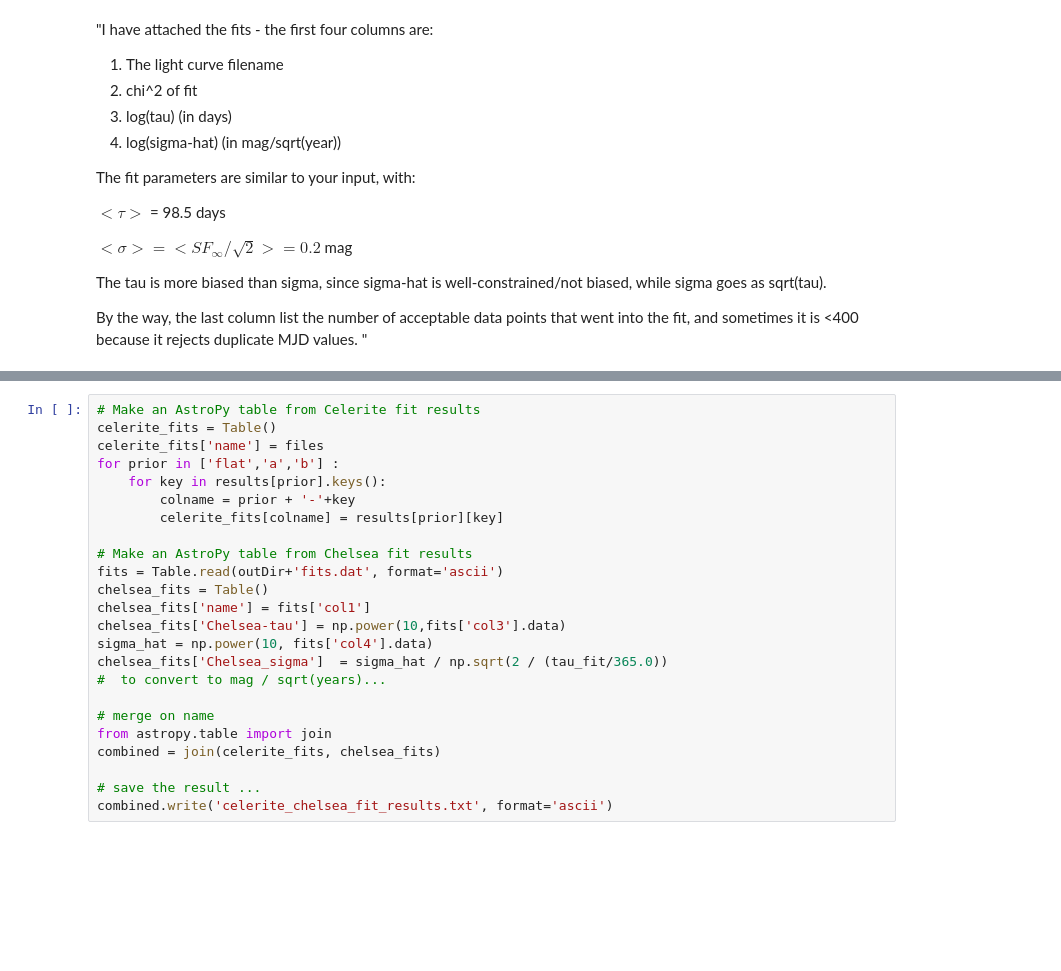
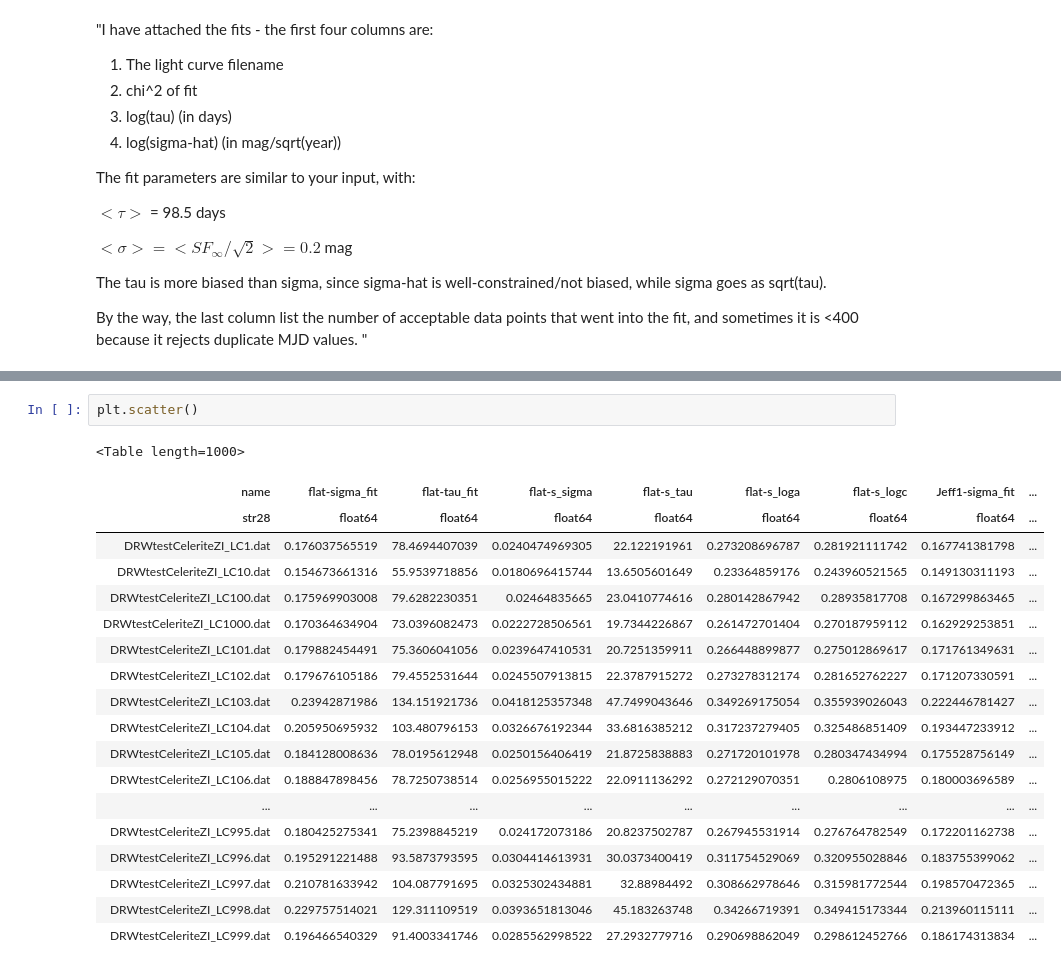
Before and after one commit to suberlak/DRW_Celerite, a Jupyter notebook: code/DRW_Chelsea_Celerite_test.ipynb, the cells around one changed output, grey strips where cells are left out. Cells and saved outputs as stored; diff of their text form; blank space fills up the shorter version.

```diff
--- a/code/DRW_Chelsea_Celerite_test.ipynb
+++ b/code/DRW_Chelsea_Celerite_test.ipynb
@@ -528,24 +635,22 @@ plt.savefig(outDir + 'sigma_tau_ratios_chelsea_celerite.png')
-# %%
-# Make an AstroPy table from Celerite fit results
-celerite_fits = Table()
-celerite_fits['name'] = files
-for prior in ['flat','a','b'] :
-    for key in results[prior].keys():
-        colname = prior + '-'+key
-        celerite_fits[colname] = results[prior][key]
-
-# Make an AstroPy table from Chelsea fit results
-fits = Table.read(outDir+'fits.dat', format='ascii')
-chelsea_fits = Table()
-chelsea_fits['name'] = fits['col1']
-chelsea_fits['Chelsea-tau'] = np.power(10,fits['col3'].data)
-sigma_hat = np.power(10, fits['col4'].data)
-chelsea_fits['Chelsea_sigma']  = sigma_hat / np.sqrt(2 / (tau_fit/365.0))
-#  to convert to mag / sqrt(years)...
-
-# merge on name
-from astropy.table import join
-combined = join(celerite_fits, chelsea_fits)
-
-# save the result ...
-combined.write('celerite_chelsea_fit_results.txt', format='ascii')
+# %%
+plt.scatter()
+# %% [output]
+<Table length=1000>
+| name | flat-sigma_fit | flat-tau_fit | flat-s_sigma | flat-s_tau | flat-s_loga | flat-s_logc | Jeff1-sigma_fit | ... |
+| str28 | float64 | float64 | float64 | float64 | float64 | float64 | float64 | ... |
+| DRWtestCeleriteZI_LC1.dat | 0.176037565519 | 78.4694407039 | 0.0240474969305 | 22.122191961 | 0.273208696787 | 0.281921111742 | 0.167741381798 | ... |
+| DRWtestCeleriteZI_LC10.dat | 0.154673661316 | 55.9539718856 | 0.0180696415744 | 13.6505601649 | 0.23364859176 | 0.243960521565 | 0.149130311193 | ... |
+| DRWtestCeleriteZI_LC100.dat | 0.175969903008 | 79.6282230351 | 0.02464835665 | 23.0410774616 | 0.280142867942 | 0.28935817708 | 0.167299863465 | ... |
+| DRWtestCeleriteZI_LC1000.dat | 0.170364634904 | 73.0396082473 | 0.0222728506561 | 19.7344226867 | 0.261472701404 | 0.270187959112 | 0.162929253851 | ... |
+| DRWtestCeleriteZI_LC101.dat | 0.179882454491 | 75.3606041056 | 0.0239647410531 | 20.7251359911 | 0.266448899877 | 0.275012869617 | 0.171761349631 | ... |
+| DRWtestCeleriteZI_LC102.dat | 0.179676105186 | 79.4552531644 | 0.0245507913815 | 22.3787915272 | 0.273278312174 | 0.281652762227 | 0.171207330591 | ... |
+| DRWtestCeleriteZI_LC103.dat | 0.23942871986 | 134.151921736 | 0.0418125357348 | 47.7499043646 | 0.349269175054 | 0.355939026043 | 0.222446781427 | ... |
+| DRWtestCeleriteZI_LC104.dat | 0.205950695932 | 103.480796153 | 0.0326676192344 | 33.6816385212 | 0.317237279405 | 0.325486851409 | 0.193447233912 | ... |
+| DRWtestCeleriteZI_LC105.dat | 0.184128008636 | 78.0195612948 | 0.0250156406419 | 21.8725838883 | 0.271720101978 | 0.280347434994 | 0.175528756149 | ... |
+| DRWtestCeleriteZI_LC106.dat | 0.188847898456 | 78.7250738514 | 0.0256955015222 | 22.0911136292 | 0.272129070351 | 0.2806108975 | 0.180003696589 | ... |
+| ... | ... | ... | ... | ... | ... | ... | ... | ... |
+| DRWtestCeleriteZI_LC995.dat | 0.180425275341 | 75.2398845219 | 0.024172073186 | 20.8237502787 | 0.267945531914 | 0.276764782549 | 0.172201162738 | ... |
+| DRWtestCeleriteZI_LC996.dat | 0.195291221488 | 93.5873793595 | 0.0304414613931 | 30.0373400419 | 0.311754529069 | 0.320955028846 | 0.183755399062 | ... |
+| DRWtestCeleriteZI_LC997.dat | 0.210781633942 | 104.087791695 | 0.0325302434881 | 32.88984492 | 0.308662978646 | 0.315981772544 | 0.198570472365 | ... |
+| DRWtestCeleriteZI_LC998.dat | 0.229757514021 | 129.311109519 | 0.0393651813046 | 45.183263748 | 0.34266719391 | 0.349415173344 | 0.213960115111 | ... |
+| DRWtestCeleriteZI_LC999.dat | 0.196466540329 | 91.4003341746 | 0.0285562998522 | 27.2932779716 | 0.290698862049 | 0.298612452766 | 0.186174313834 | ... |
```
Also changed, not shown: parts of 32 cells of this notebook.
